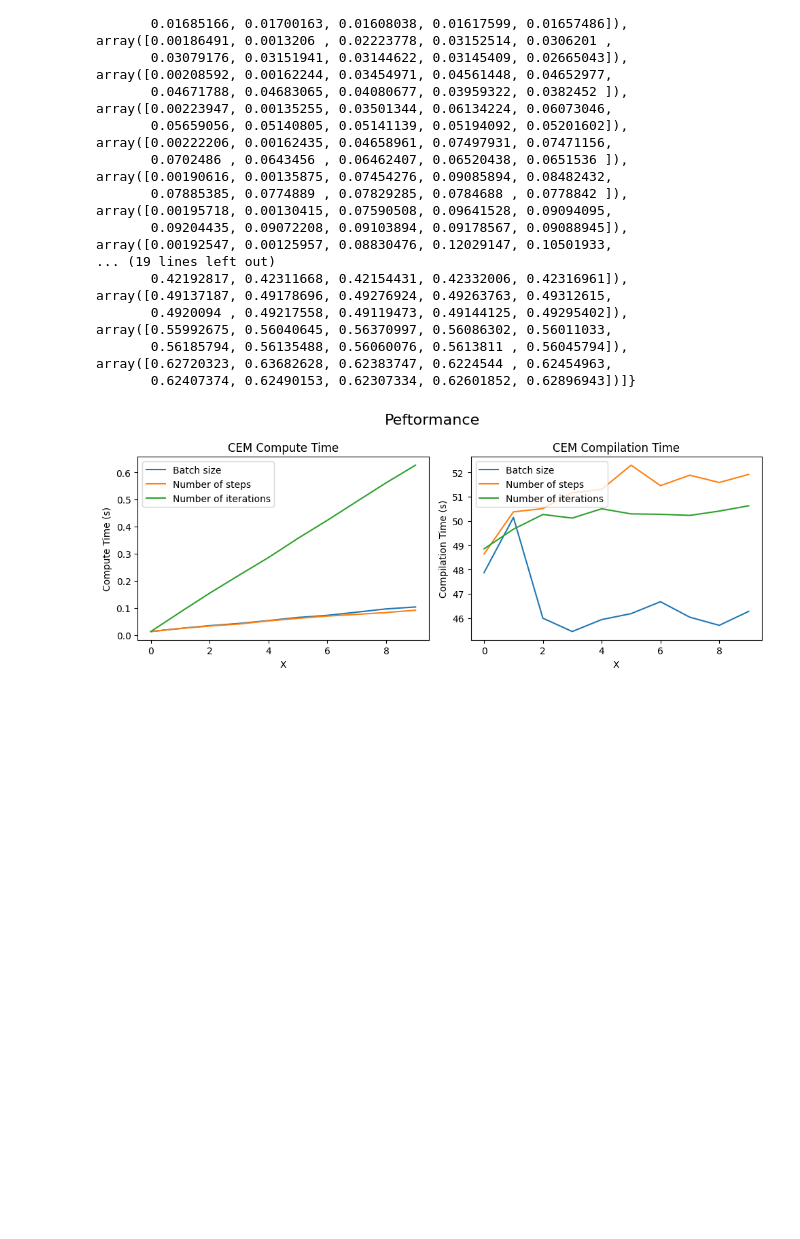
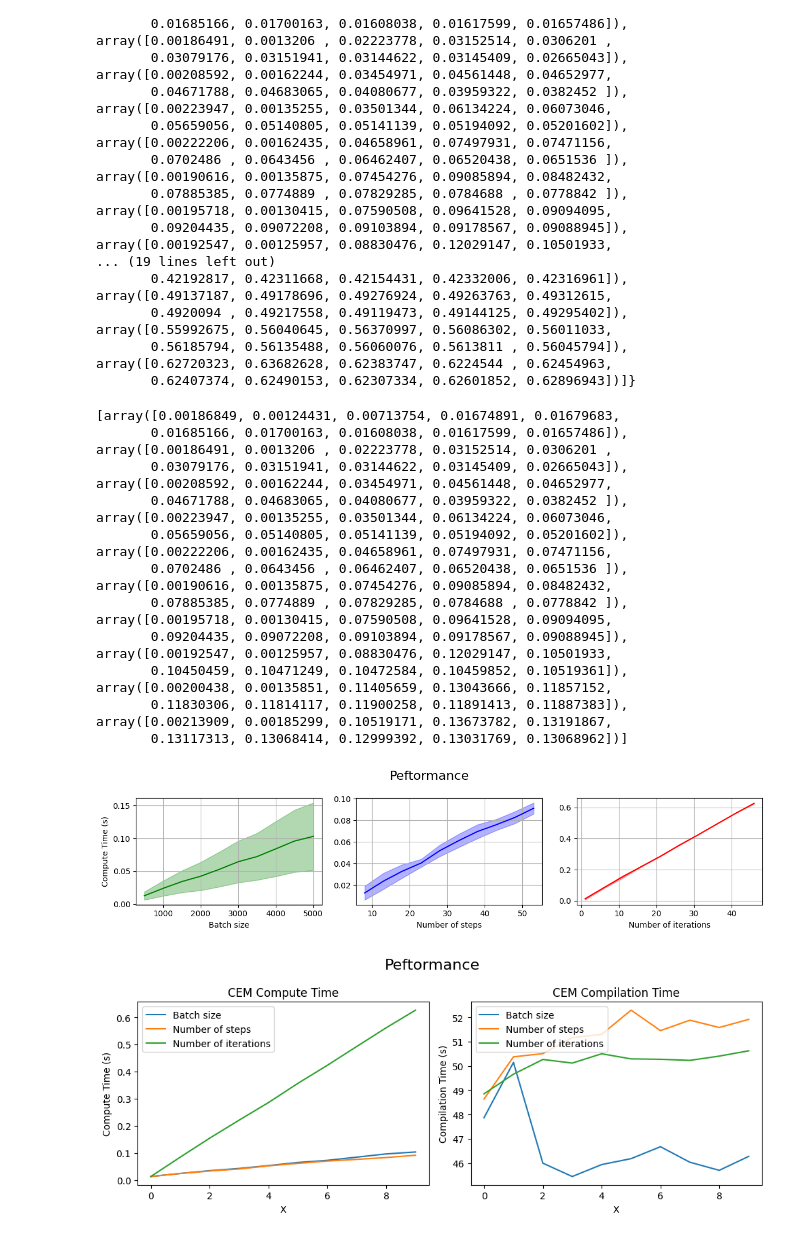
Before and after one commit to patsyuk03/mjx_planner, a Jupyter notebook: performance_testing_v2.ipynb, the cells around one changed output. Drawn from its saved outputs; the diff is of its cells as text; code cells hidden in the pictures; blank space fills up the shorter version.

```diff
--- a/performance_testing_v2.ipynb
+++ b/performance_testing_v2.ipynb
@@ -89,6 +89,57 @@ print(dt_computation)
        0.4920094 , 0.49217558, 0.49119473, 0.49144125, 0.49295402]), array([0.55992675, 0.56040645, 0.56370997, 0.56086302, 0.56011033,
        0.56185794, 0.56135488, 0.56060076, 0.5613811 , 0.56045794]), array([0.62720323, 0.63682628, 0.62383747, 0.6224544 , 0.62454963,
        0.62407374, 0.62490153, 0.62307334, 0.62601852, 0.62896943])]}
+# %%
+fig, axs = plt.subplots(1, 3, figsize=(12, 3))
+fig.suptitle('Peftormance', fontsize=16)
+axs = axs.flatten()
+
+labels = ['Batch size', 'Number of steps', 'Number of iterations']
+
+
+i=0
+mean = np.mean(dt_computation['batch_size'], axis=-1)
+std = np.std(dt_computation['batch_size'], axis=1)
+print(dt_computation['batch_size'])
+axs[i].plot(data['batch_size'], mean, 'g')
+axs[i].fill_between(data['batch_size'], mean - std, mean + std, color='g', alpha=0.3)
+axs[i].set_xlabel("Batch size")
+axs[i].set_ylabel("Compute Time (s)")
+axs[i].grid(True)
+
+i+=1
+mean = np.mean(dt_computation['num_steps'], axis=-1)
+std = np.std(dt_computation['num_steps'], axis=1)
+axs[i].plot(data['num_steps'], mean, 'b')
+axs[i].fill_between(data['num_steps'], mean - std, mean + std, color='b', alpha=0.3)
+axs[i].set_xlabel('Number of steps')
+axs[i].grid(True)
+
+i+=1
+mean = np.mean(dt_computation['num_iter'], axis=-1)
+std = np.std(dt_computation['num_iter'], axis=1)
+axs[i].plot(data['num_iter'], mean, 'r')
+axs[i].fill_between(data['num_iter'], mean - std, mean + std, color='r', alpha=0.3)
+axs[i].set_xlabel('Number of iterations')
+axs[i].grid(True)
+
+
+plt.tight_layout()
+# plt.savefig(f"{os.path.abspath("")}/img/performance_2/perf_2.png" )
+plt.show()
+# %% [output]
+[array([0.00186849, 0.00124431, 0.00713754, 0.01674891, 0.01679683,
+       0.01685166, 0.01700163, 0.01608038, 0.01617599, 0.01657486]), array([0.00186491, 0.0013206 , 0.02223778, 0.03152514, 0.0306201 ,
+       0.03079176, 0.03151941, 0.03144622, 0.03145409, 0.02665043]), array([0.00208592, 0.00162244, 0.03454971, 0.04561448, 0.04652977,
+       0.04671788, 0.04683065, 0.04080677, 0.03959322, 0.0382452 ]), array([0.00223947, 0.00135255, 0.03501344, 0.06134224, 0.06073046,
+       0.05659056, 0.05140805, 0.05141139, 0.05194092, 0.05201602]), array([0.00222206, 0.00162435, 0.04658961, 0.07497931, 0.07471156,
+       0.0702486 , 0.0643456 , 0.06462407, 0.06520438, 0.0651536 ]), array([0.00190616, 0.00135875, 0.07454276, 0.09085894, 0.08482432,
+       0.07885385, 0.0774889 , 0.07829285, 0.0784688 , 0.0778842 ]), array([0.00195718, 0.00130415, 0.07590508, 0.09641528, 0.09094095,
+       0.09204435, 0.09072208, 0.09103894, 0.09178567, 0.09088945]), array([0.00192547, 0.00125957, 0.08830476, 0.12029147, 0.10501933,
+       0.10450459, 0.10471249, 0.10472584, 0.10459852, 0.10519361]), array([0.00200438, 0.00135851, 0.11405659, 0.13043666, 0.11857152,
+       0.11830306, 0.11814117, 0.11900258, 0.11891413, 0.11887383]), array([0.00213909, 0.00185299, 0.10519171, 0.13673782, 0.13191867,
+       0.13117313, 0.13068414, 0.12999392, 0.13031769, 0.13068962])]
+[figure, added]
 # %%
 fig, axs = plt.subplots(1, 2, figsize=(10, 4))
 fig.suptitle('Peftormance', fontsize=16)
```
Also changed, not shown: 1 other file.
